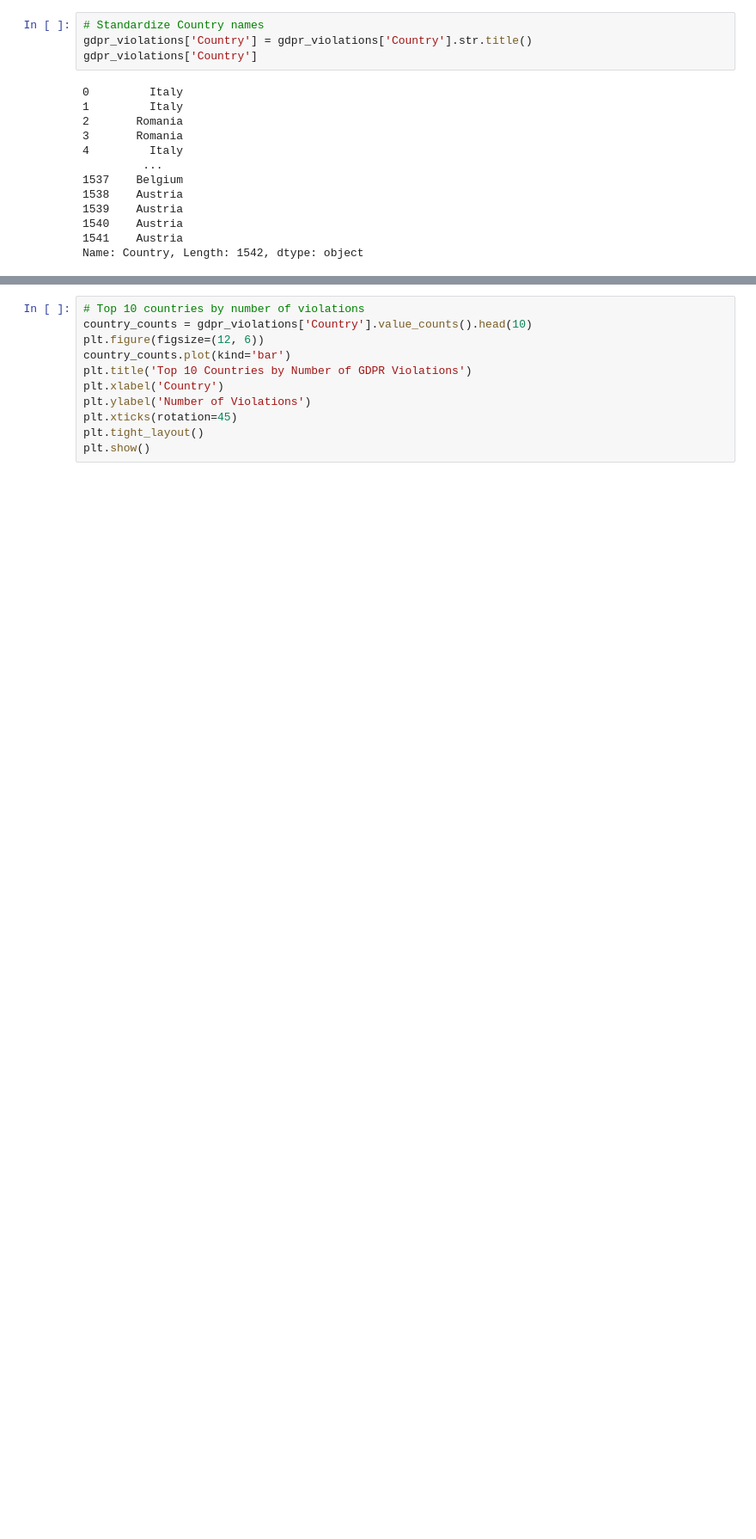
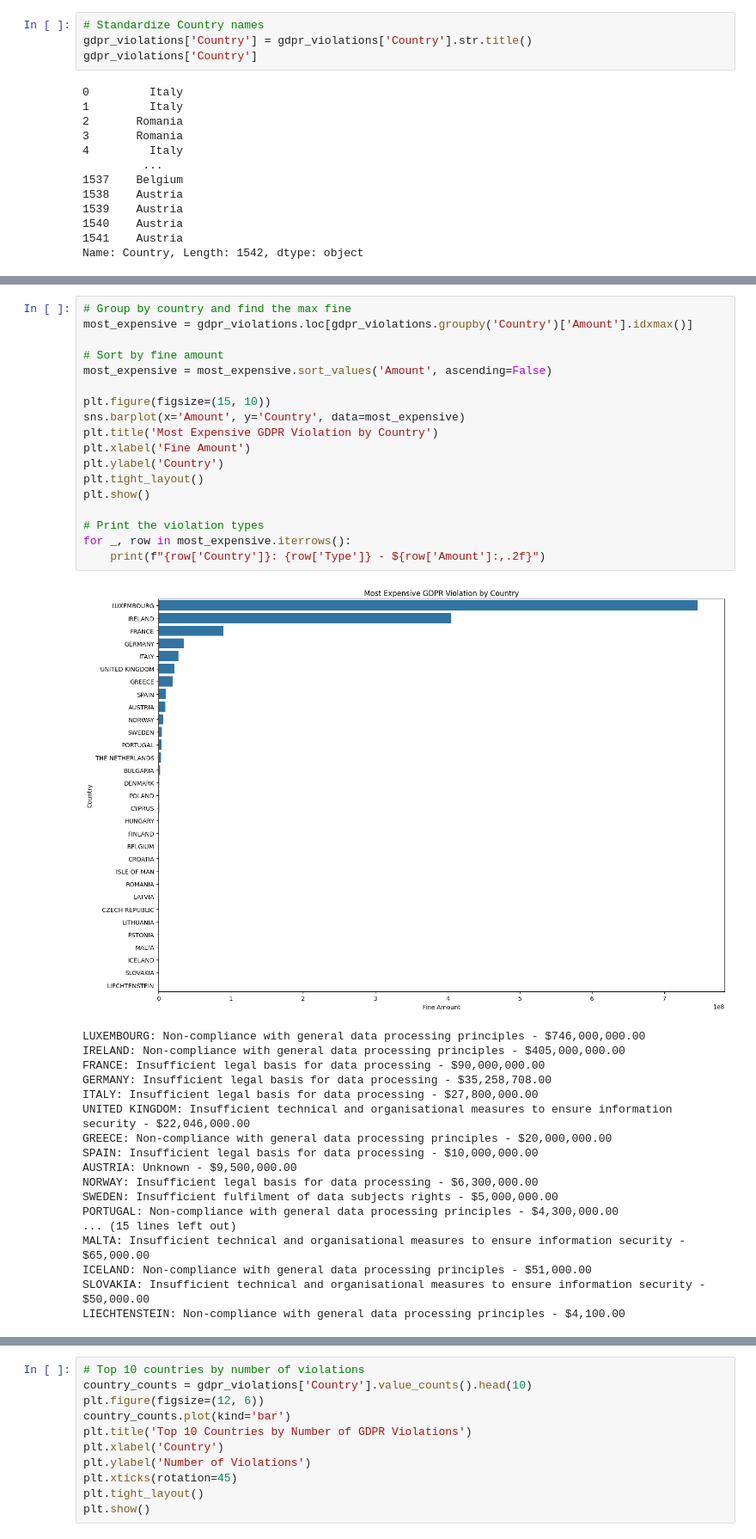
Before and after one commit to zinduaschool/0502-capstone-gdpr-violations-Tracy-teb, a Jupyter notebook: trial.ipynb, the cells around one changed output, grey strips where cells are left out. Shown: that part at 86% size. Cells and saved outputs as stored; diff of their text form; blank space fills up the shorter version.

```diff
--- a/trial.ipynb
+++ b/trial.ipynb
@@ -89,0 +108,37 @@ Name: Country, Length: 1542, dtype: object
+# %%
+# Group by country and find the max fine
+most_expensive = gdpr_violations.loc[gdpr_violations.groupby('Country')['Amount'].idxmax()]
+
+# Sort by fine amount
+most_expensive = most_expensive.sort_values('Amount', ascending=False)
+
+plt.figure(figsize=(15, 10))
+sns.barplot(x='Amount', y='Country', data=most_expensive)
+plt.title('Most Expensive GDPR Violation by Country')
+plt.xlabel('Fine Amount')
+plt.ylabel('Country')
+plt.tight_layout()
+plt.show()
+
+# Print the violation types
+for _, row in most_expensive.iterrows():
+    print(f"{row['Country']}: {row['Type']} - ${row['Amount']:,.2f}")
+# %% [output]
+[figure, added]
+LUXEMBOURG: Non-compliance with general data processing principles - $746,000,000.00
+IRELAND: Non-compliance with general data processing principles - $405,000,000.00
+FRANCE: Insufficient legal basis for data processing - $90,000,000.00
+GERMANY: Insufficient legal basis for data processing - $35,258,708.00
+ITALY: Insufficient legal basis for data processing - $27,800,000.00
+UNITED KINGDOM: Insufficient technical and organisational measures to ensure information security - $22,046,000.00
+GREECE: Non-compliance with general data processing principles - $20,000,000.00
+SPAIN: Insufficient legal basis for data processing - $10,000,000.00
+AUSTRIA: Unknown - $9,500,000.00
+NORWAY: Insufficient legal basis for data processing - $6,300,000.00
+SWEDEN: Insufficient fulfilment of data subjects rights - $5,000,000.00
+PORTUGAL: Non-compliance with general data processing principles - $4,300,000.00
+... (15 lines left out)
+MALTA: Insufficient technical and organisational measures to ensure information security - $65,000.00
+ICELAND: Non-compliance with general data processing principles - $51,000.00
+SLOVAKIA: Insufficient technical and organisational measures to ensure information security - $50,000.00
+LIECHTENSTEIN: Non-compliance with general data processing principles - $4,100.00
```
Also changed, not shown: parts of 19 cells of this notebook.
